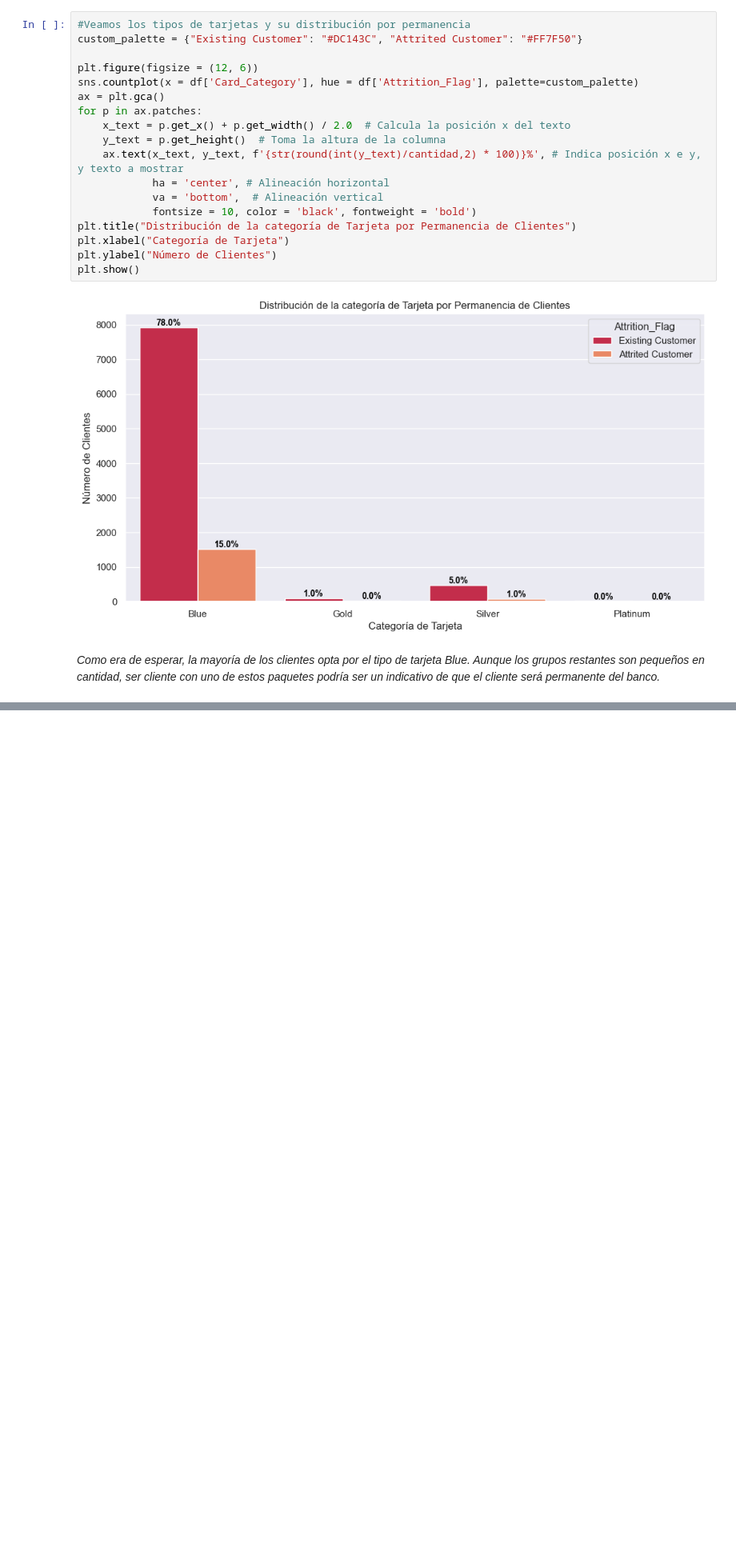
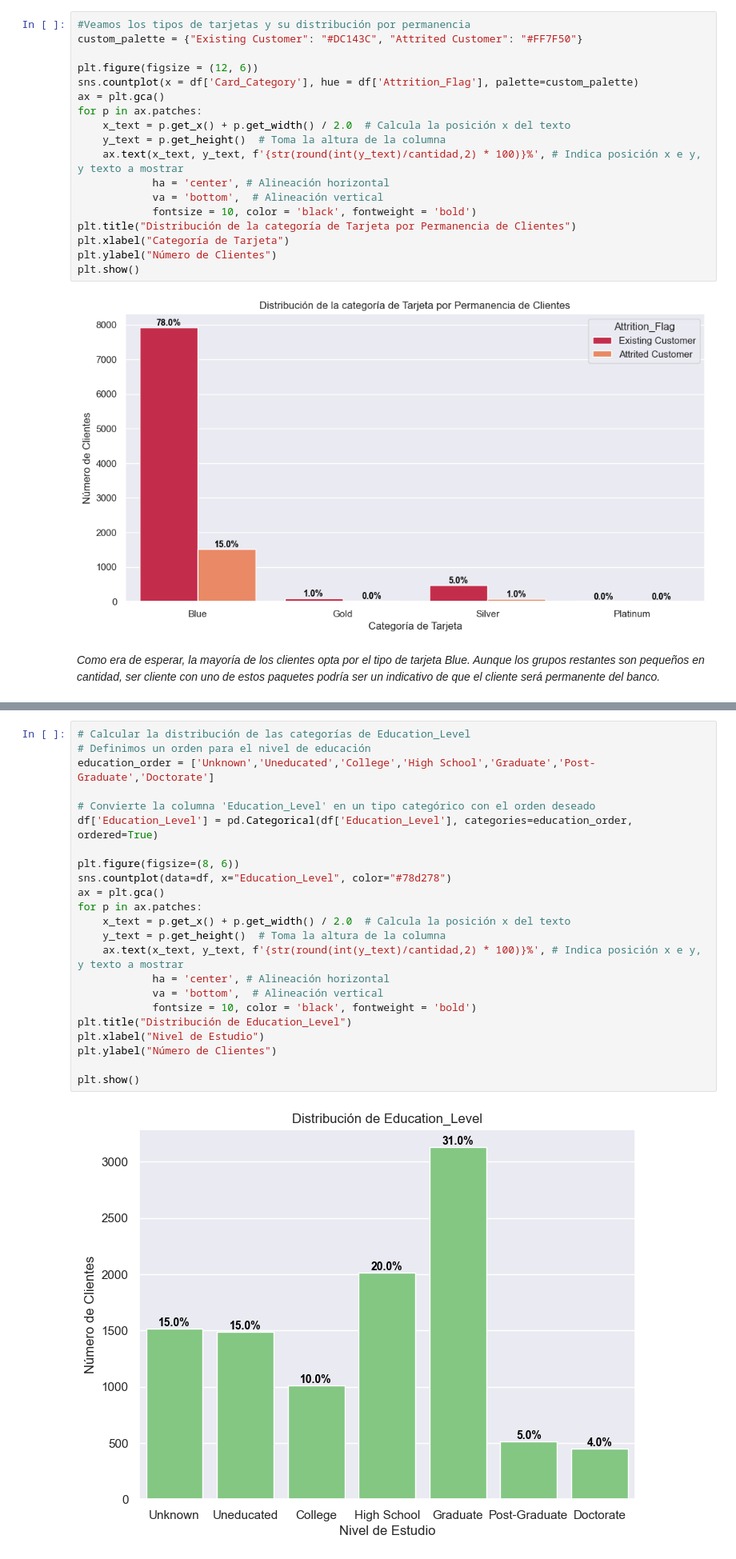
Before and after one commit to ApocalypseScrambler/datascience2, a Jupyter notebook: PrimeraEntrega - Reyes Luis - 46270.ipynb, the cells around one changed output, grey strips where cells are left out. Shown: that part at 80% size. Drawn from its saved outputs; the diff is of its cells as text; blank space fills up the shorter version.

```diff
--- a/PrimeraEntrega - Reyes Luis - 46270.ipynb
+++ b/PrimeraEntrega - Reyes Luis - 46270.ipynb
@@ -323,0 +364,25 @@ plt.show()
+# %%
+# Calcular la distribución de las categorías de Education_Level
+# Definimos un orden para el nivel de educación
+education_order = ['Unknown','Uneducated','College','High School','Graduate','Post-Graduate','Doctorate']
+
+# Convierte la columna 'Education_Level' en un tipo categórico con el orden deseado
+df['Education_Level'] = pd.Categorical(df['Education_Level'], categories=education_order, ordered=True)
+
+plt.figure(figsize=(8, 6))
+sns.countplot(data=df, x="Education_Level", color="#78d278")
+ax = plt.gca()
+for p in ax.patches:
+    x_text = p.get_x() + p.get_width() / 2.0  # Calcula la posición x del texto
+    y_text = p.get_height()  # Toma la altura de la columna
+    ax.text(x_text, y_text, f'{str(round(int(y_text)/cantidad,2) * 100)}%', # Indica posición x e y, y texto a mostrar
+            ha = 'center', # Alineación horizontal
+            va = 'bottom',  # Alineación vertical
+            fontsize = 10, color = 'black', fontweight = 'bold')
+plt.title("Distribución de Education_Level")
+plt.xlabel("Nivel de Estudio")
+plt.ylabel("Número de Clientes")
+
+plt.show()
+# %% [output]
+[figure, added]
```
Also changed, not shown: parts of 20 cells of this notebook.
